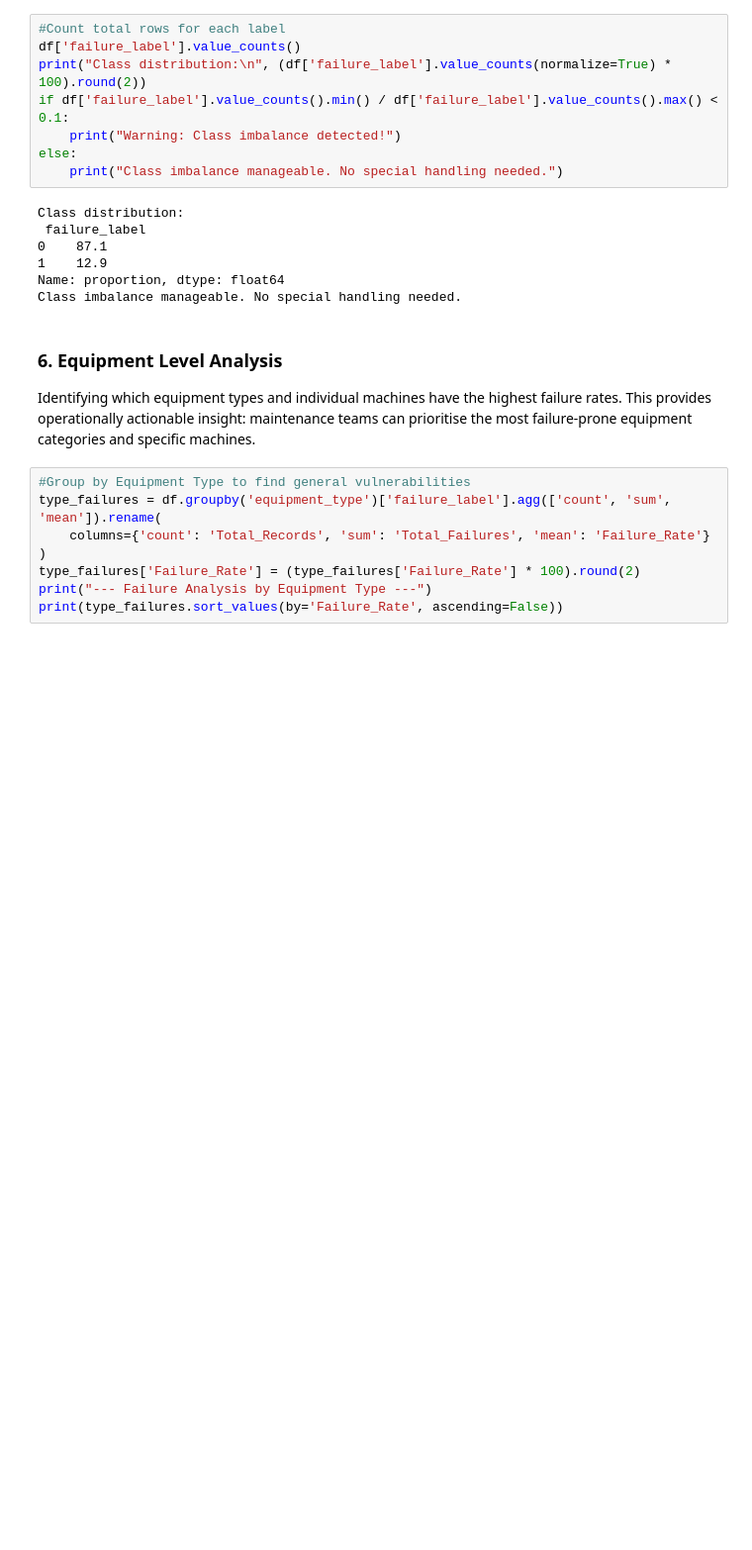
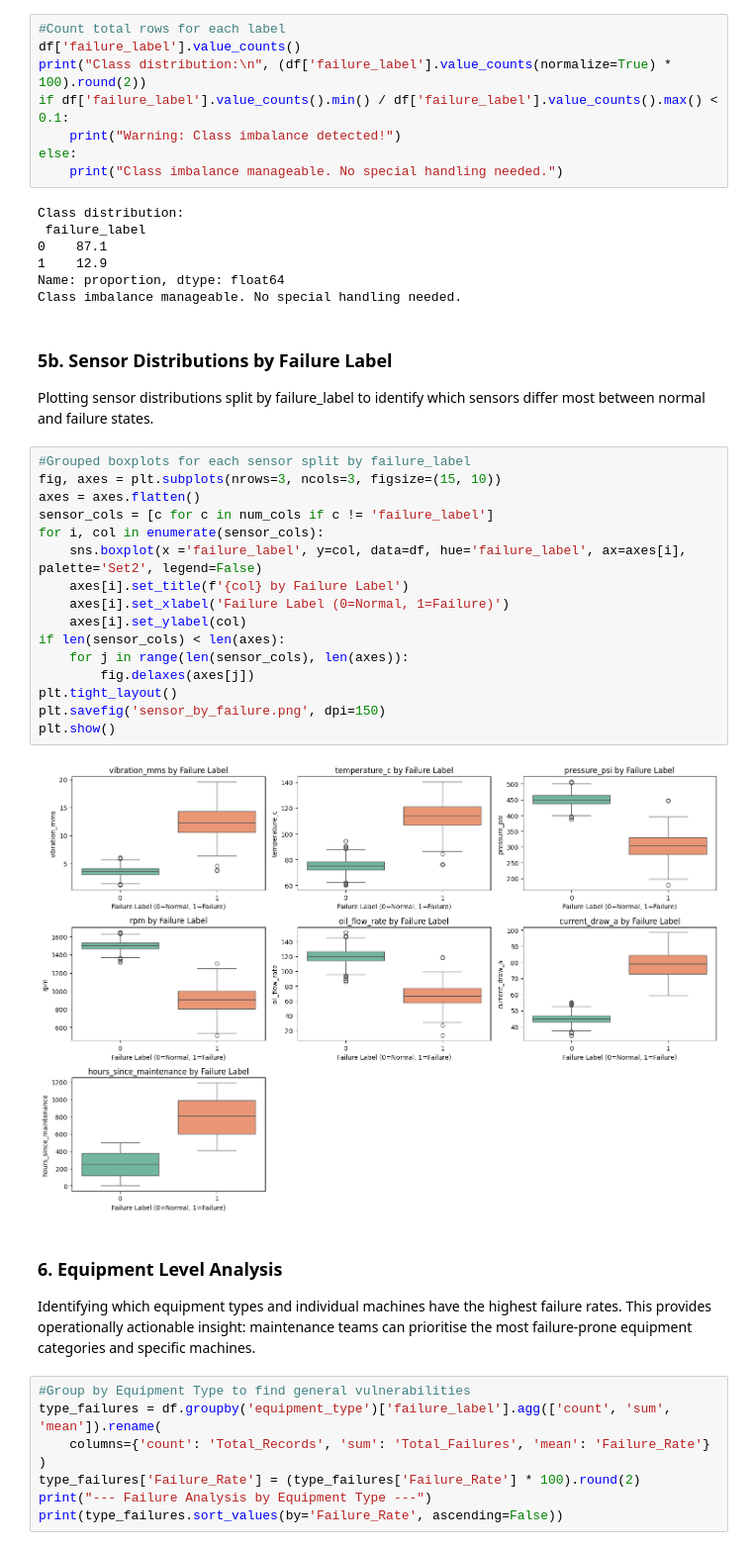
Before and after one commit to SunSpot-Tech/ML-JOURNEY, a Jupyter notebook: Assignments/Oil_Maintenance.ipynb, the cells around one changed output. Shown at 99% size. Saved outputs shown, nothing was run; the diff lists cells and outputs as text; blank space fills up the shorter version.

```diff
--- a/Assignments/Oil_Maintenance.ipynb
+++ b/Assignments/Oil_Maintenance.ipynb
@@ -153,6 +174,28 @@ Class distribution:
 1    12.9
 Name: proportion, dtype: float64
 Class imbalance manageable. No special handling needed.
+# %% [markdown]
+### 5b. Sensor Distributions by Failure Label
+
+Plotting sensor distributions split by failure_label to identify which sensors differ most between normal and failure states.
+# %%
+#Grouped boxplots for each sensor split by failure_label
+fig, axes = plt.subplots(nrows=3, ncols=3, figsize=(15, 10))
+axes = axes.flatten()
+sensor_cols = [c for c in num_cols if c != 'failure_label']
+for i, col in enumerate(sensor_cols):
+    sns.boxplot(x ='failure_label', y=col, data=df, hue='failure_label', ax=axes[i], palette='Set2', legend=False)
+    axes[i].set_title(f'{col} by Failure Label')
+    axes[i].set_xlabel('Failure Label (0=Normal, 1=Failure)')
+    axes[i].set_ylabel(col)
+if len(sensor_cols) < len(axes):
+    for j in range(len(sensor_cols), len(axes)):
+        fig.delaxes(axes[j])
+plt.tight_layout()
+plt.savefig('sensor_by_failure.png', dpi=150)
+plt.show()
+# %% [output]
+[figure, added]
 # %% [markdown]
 ### 6. Equipment Level Analysis
 
```
Also changed, not shown: parts of 6 cells of this notebook, 4 other files.
